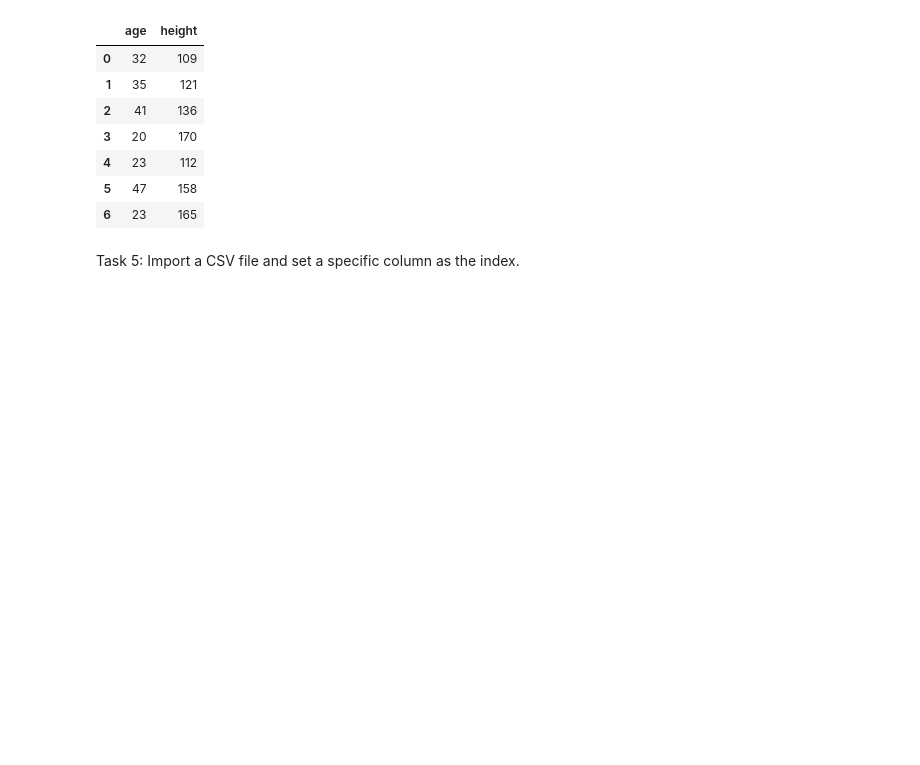
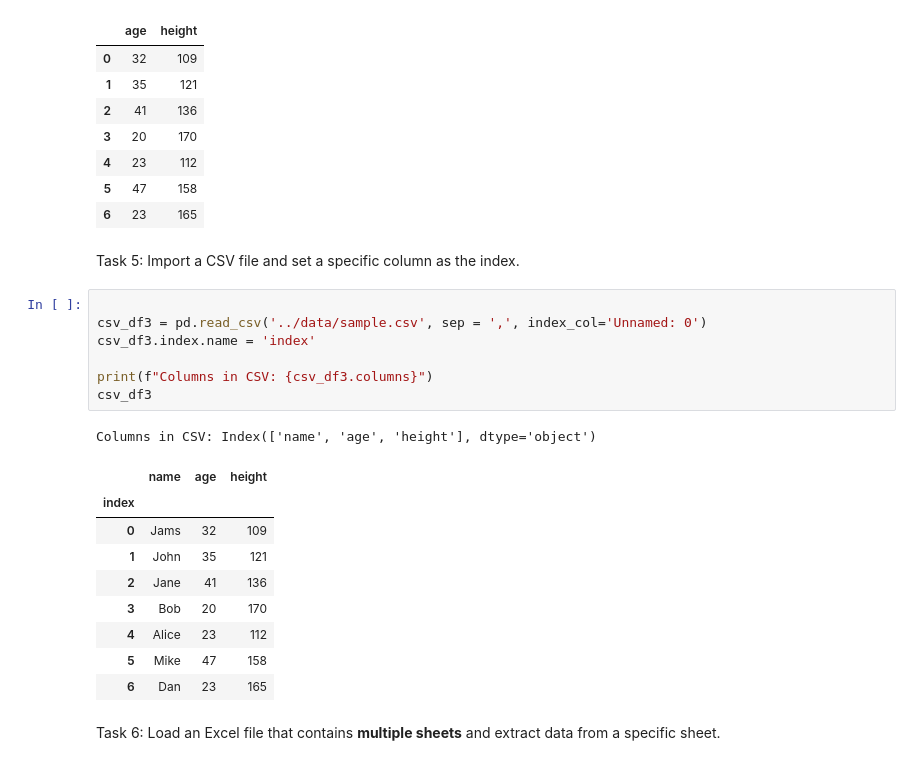
Before and after one commit to SalinaSth/techaxis, a Jupyter notebook: Assignments/assignment4.ipynb, the cells around one changed output. Saved outputs shown, nothing was run; the diff lists cells and outputs as text; blank space fills up the shorter version.

```diff
--- a/Assignments/assignment4.ipynb
+++ b/Assignments/assignment4.ipynb
@@ -355,3 +359,24 @@ csv_df2
 | 6 | 23 | 165 |
 # %% [markdown]
 Task 5: Import a CSV file and set a specific column as the index.
+# %%
+
+csv_df3 = pd.read_csv('../data/sample.csv', sep = ',', index_col='Unnamed: 0')
+csv_df3.index.name = 'index'
+
+print(f"Columns in CSV: {csv_df3.columns}")
+csv_df3
+# %% [output]
+Columns in CSV: Index(['name', 'age', 'height'], dtype='object')
+|  | name | age | height |
+| index |  |  |  |
+| 0 | Jams | 32 | 109 |
+| 1 | John | 35 | 121 |
+| 2 | Jane | 41 | 136 |
+| 3 | Bob | 20 | 170 |
+| 4 | Alice | 23 | 112 |
+| 5 | Mike | 47 | 158 |
+| 6 | Dan | 23 | 165 |
+# %% [markdown]
+Task 6: Load an Excel file that contains **multiple sheets** and extract data
+from a specific sheet.
```
Also changed, not shown: parts of 78 cells of this notebook, 15 other files.
